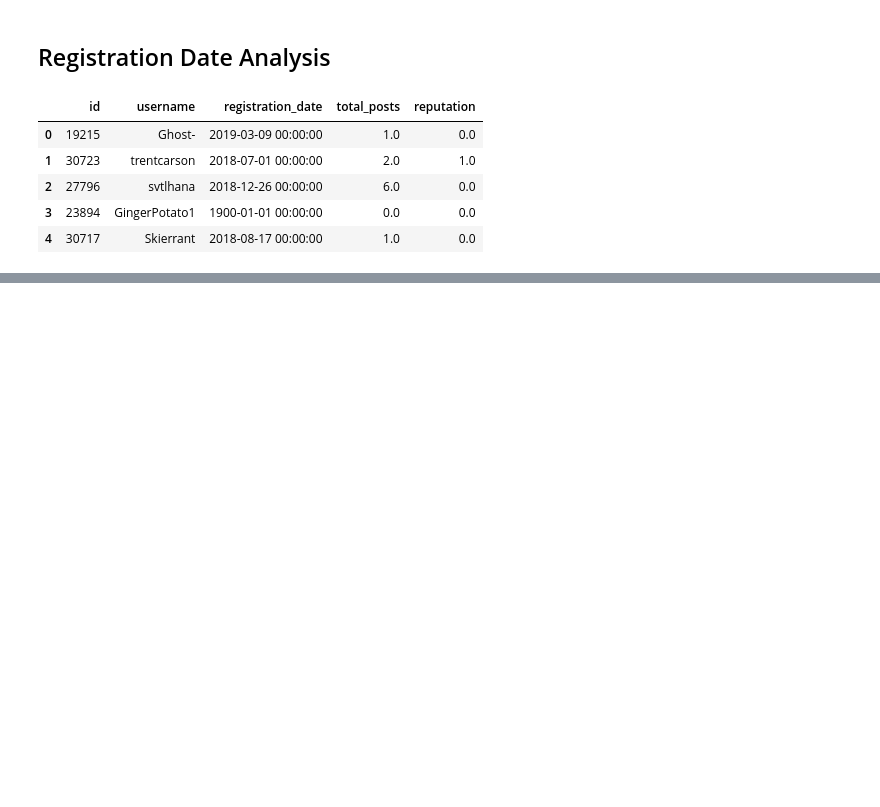
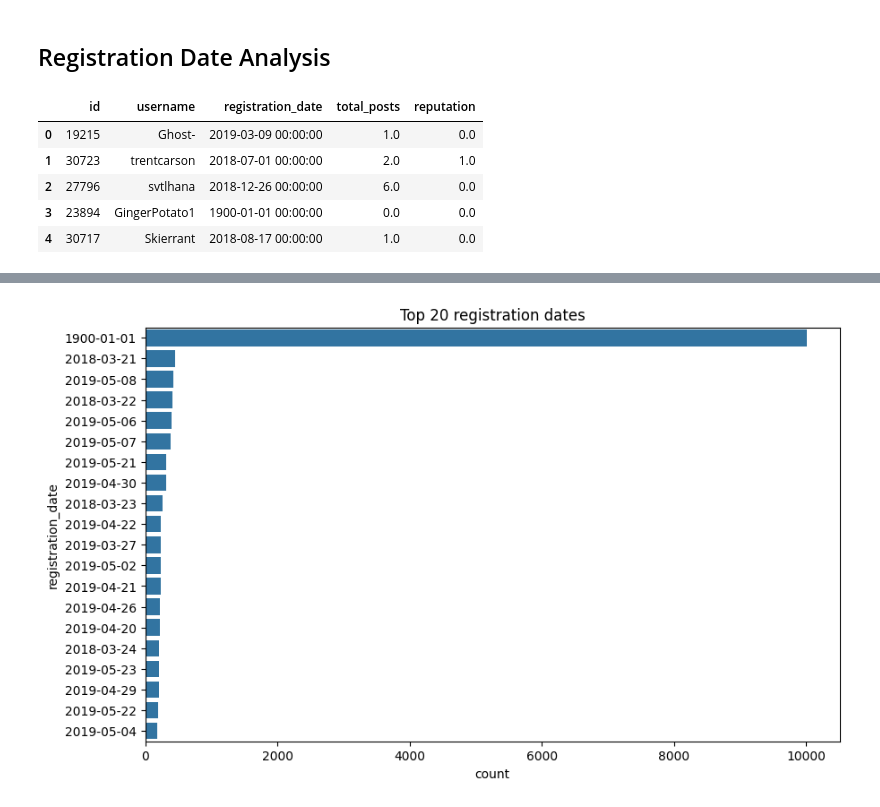
Before and after one commit to D0men1c0/ISSR_Darkweb, a Jupyter notebook: Analyze_files/an_members.ipynb, the cells around one changed output, grey strips where cells are left out. Drawn from its saved outputs; the diff is of its cells as text; code cells hidden in the pictures; blank space fills up the shorter version.

```diff
--- a/Analyze_files/an_members.ipynb
+++ b/Analyze_files/an_members.ipynb
@@ -325,0 +369,6 @@ AttributeError: module 'PreProcessingUtils' has no attribute 'encode_date_catego
+# %%
+plt.figure(figsize=(10, 6))
+sns.barplot(df['registration_date'].value_counts().head(20), orient='h')
+plt.title('Top 20 registration dates');
+# %% [output]
+[figure, added]
```
Also changed, not shown: parts of 16 cells of this notebook, 1 other file.
